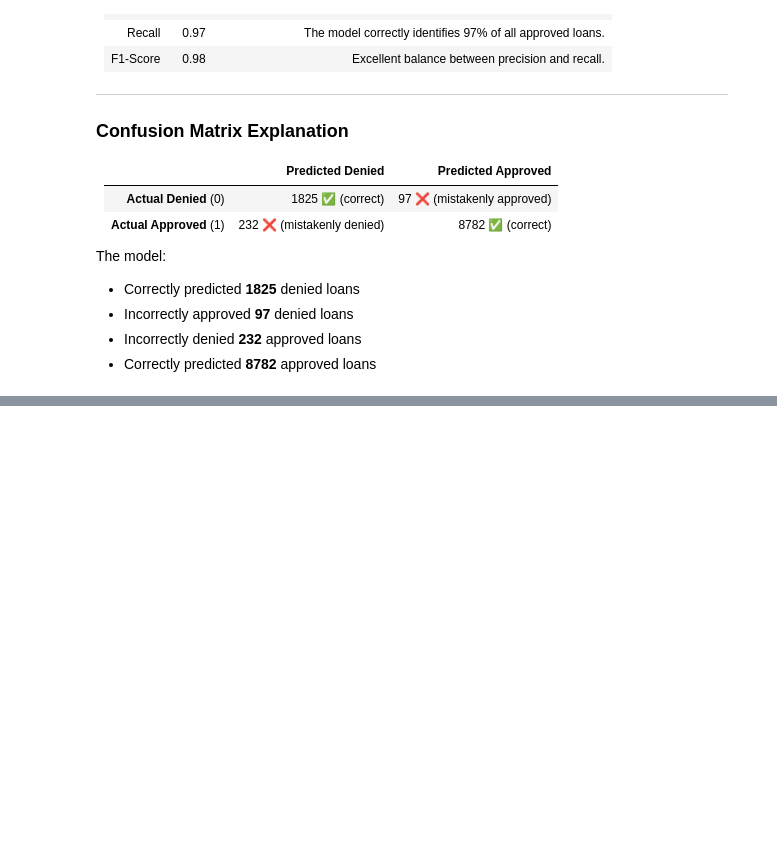
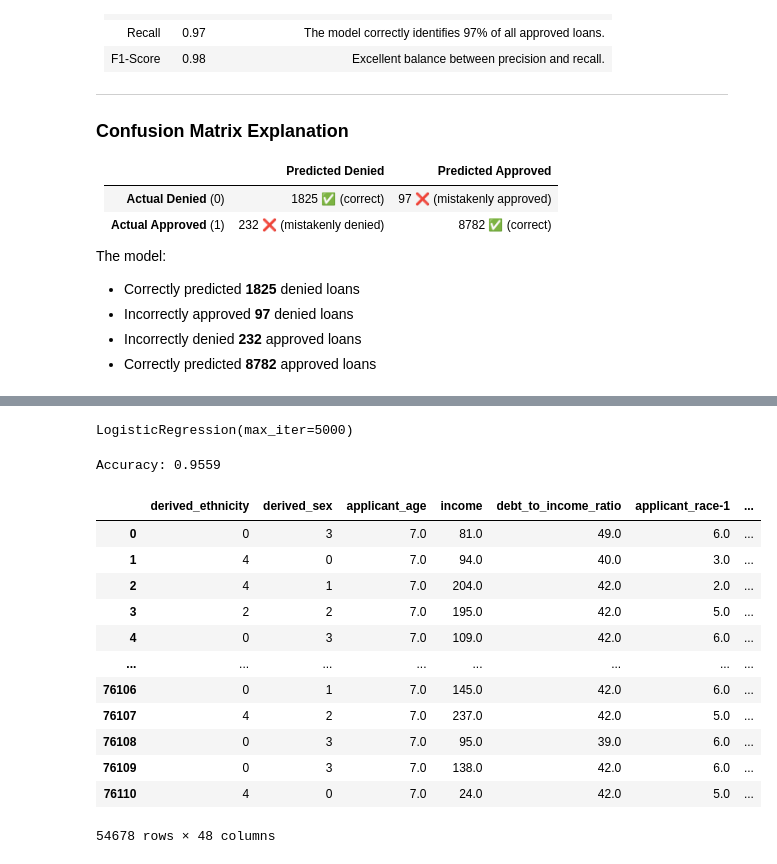
Before and after one commit to dameyer/mads-w-k-d, a Jupyter notebook: Data_780_Project.ipynb, the cells around one changed output, grey strips where cells are left out. Cells and saved outputs as stored; diff of their text form; code cells hidden in the pictures; blank space fills up the shorter version.

Commit message:
after logistic regression before 1/2 report submission

```diff
--- a/Data_780_Project.ipynb
+++ b/Data_780_Project.ipynb
@@ -675,0 +909,10 @@ Passing `palette` without assigning `hue` is deprecated and will be removed in v
+# %%
+# When I was running the code, for some reason the lei was creating hundreds of rows.
+# Dont think it is essential so just removed it.
+
+logreg_data = logreg_data.loc[:, ~logreg_data.columns.str.startswith('lei')]
+# %%
+logreg_data = pd.get_dummies(logreg_data,
+                             columns=['derived_race', 'conforming_loan_limit',
+                                      'derived_loan_product_type', 'derived_dwelling_category'],
+                             drop_first=True)
@@ -675,0 +922,19 @@ Passing `palette` without assigning `hue` is deprecated and will be removed in v
+# %%
+# For some reason census_tract has a lot of missing values, so we are going to remove that
+logreg_data = logreg_data.drop(columns=['census_tract'])
+# %%
+# Define lender approval (1) and denial (0) cases
+approved_codes = {1, 2, 8}
+denied_codes = {3, 7}
+
+# Filter dataset to only include lender decisions
+filtered_data = logreg_data[logreg_data['action_taken'].isin(approved_codes | denied_codes)].copy()
+
+# Create target variable (loan_approved)
+filtered_data['loan_approved'] = filtered_data['action_taken'].apply(lambda x: 1 if x in approved_codes else 0)
+
+# Drop original action_taken column
+filtered_data.drop(columns=['action_taken'], inplace=True)
+
+X_lr = filtered_data.drop(columns=['loan_approved'])  # Features
+y_lr = filtered_data['loan_approved']  # Target
@@ -675,0 +945,31 @@ Passing `palette` without assigning `hue` is deprecated and will be removed in v
+# %%
+from sklearn.linear_model import LogisticRegression
+
+logreg = LogisticRegression(max_iter=5000, solver='lbfgs')
+logreg.fit(X_train_lr, y_train_lr)
+# %% [output]
+LogisticRegression(max_iter=5000)
+# %%
+from sklearn.metrics import accuracy_score
+
+y_pred_lr = logreg.predict(X_test_lr)
+accuracy = accuracy_score(y_test_lr, y_pred_lr)
+print(f'Accuracy: {accuracy:.4f}')
+# %% [output]
+Accuracy: 0.9559
+# %%
+X_lr
+# %% [output]
+|  | derived_ethnicity | derived_sex | applicant_age | income | debt_to_income_ratio | applicant_race-1 | ... |
+| 0 | 0 | 3 | 7.0 | 81.0 | 49.0 | 6.0 | ... |
+| 1 | 4 | 0 | 7.0 | 94.0 | 40.0 | 3.0 | ... |
+| 2 | 4 | 1 | 7.0 | 204.0 | 42.0 | 2.0 | ... |
+| 3 | 2 | 2 | 7.0 | 195.0 | 42.0 | 5.0 | ... |
+| 4 | 0 | 3 | 7.0 | 109.0 | 42.0 | 6.0 | ... |
+| ... | ... | ... | ... | ... | ... | ... | ... |
+| 76106 | 0 | 1 | 7.0 | 145.0 | 42.0 | 6.0 | ... |
+| 76107 | 4 | 2 | 7.0 | 237.0 | 42.0 | 5.0 | ... |
+| 76108 | 0 | 3 | 7.0 | 95.0 | 39.0 | 6.0 | ... |
+| 76109 | 0 | 3 | 7.0 | 138.0 | 42.0 | 6.0 | ... |
+| 76110 | 4 | 0 | 7.0 | 24.0 | 42.0 | 5.0 | ... |
+54678 rows × 48 columns
```
Also changed, not shown: parts of 21 cells of this notebook.
